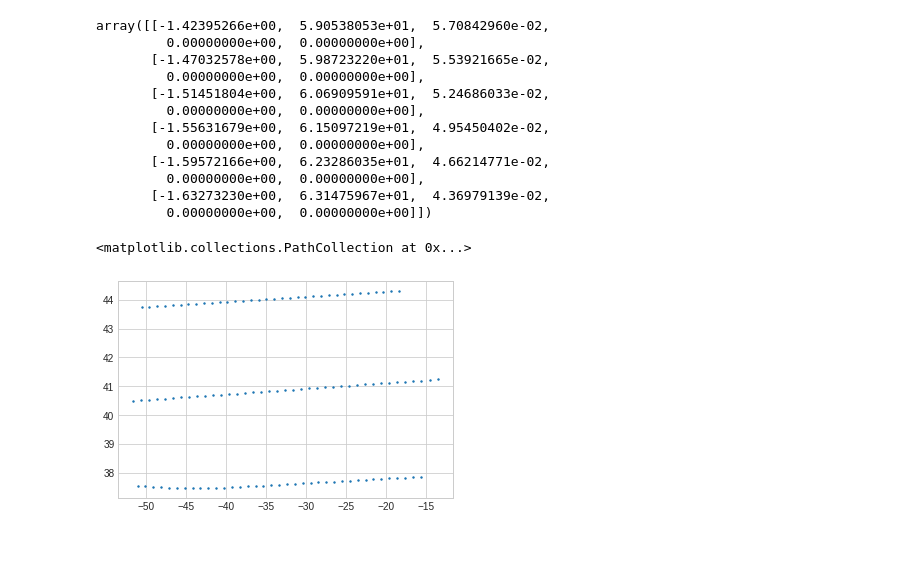
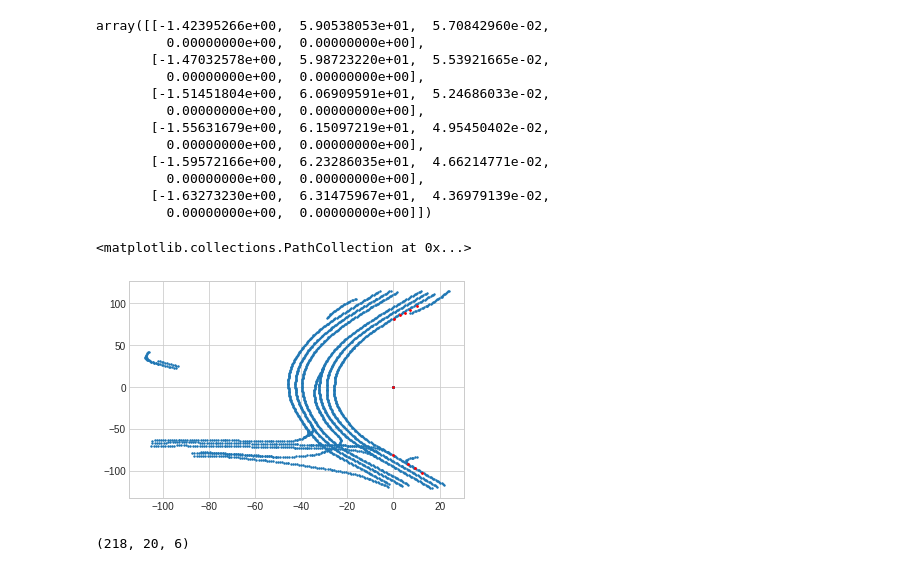
Before and after one commit to tudelft-iv-students/offline-tracking-with-object-permanence, a Jupyter notebook: test.ipynb, the cells around one changed output. Cells and saved outputs as stored; diff of their text form; code cells hidden in the pictures.

```diff
--- a/test.ipynb
+++ b/test.ipynb
@@ -96,8 +76,8 @@ from nuscenes.prediction.input_representation.agents import AgentBoxesWithFadedH
 from nuscenes.prediction.input_representation.interface import InputRepresentation
 from nuscenes.prediction.input_representation.combinators import Rasterizer
 import train_eval.utils as u
-self=visualizer
-index_list = self.get_vis_idcs_nuscenes()
+# self=visualizer
+# index_list = self.get_vis_idcs_nuscenes()
 # %%
 checkpoint = torch.load("output/test_home_original_10/checkpoints/12.tar",map_location='cuda:0')
 self.model.load_state_dict(checkpoint['model_state_dict'])
@@ -198,0 +248,22 @@ for i,data in enumerate(trainer.tr_dl):
+# %%
+from nuscenes.prediction.input_representation.static_layers import correct_yaw
+from pyquaternion import Quaternion
+from nuscenes.eval.common.utils import quaternion_yaw
+from numpy import linalg as LA
+sample_annotation = helper.get_sample_annotation(instance_token, sample_token)
+map_name = helper.get_map_name_from_sample_token(sample_token)
+
+x, y = sample_annotation['translation'][:2]
+yaw = quaternion_yaw(Quaternion(sample_annotation['rotation']))
+yaw_corrected = correct_yaw(yaw)
+global_pose=(x,y,yaw_corrected)
+if 'origin' in data_test:
+    origin=(data_test['origin'][0][sample_id].item(),data_test['origin'][1][sample_id].item(),data_test['origin'][2][sample_id].item())
+else:
+    coords_fut,global_yaw_fut,time_fut = helper.get_future_for_agent(instance_token, sample_token, seconds=2+prediction_horizon, in_agent_frame=False,add_yaw_and_time=True)
+
+    sep_idx= np.searchsorted(time_fut, (prediction_horizon-0.001).item())
+    origin_fut=coords_fut[sep_idx][0],coords_fut[sep_idx][1],correct_yaw(quaternion_yaw(Quaternion(global_yaw_fut[sep_idx])))
+    origin=tuple((np.asarray(global_pose)+np.asarray(origin_fut))/2)
+
+dist=LA.norm(future[0,:2].cpu(),ord=2)
@@ -1740,7 +2044,7 @@ Done reverse indexing in 0.1 seconds.
 # %%
 from datasets.nuScenes.prediction import PredictHelper_occ
 helper=PredictHelper_occ(nusc)
-graph_extractor=NuScenesGraphs_OCC('extract_data','/home/stanliu/code/pgp/PGP/preprocess_graph',cfg['train_set_args'],helper)
+graph_extractor=NuScenesGraphs_OCC('extract_data','preprocess_graph_mini_test',cfg['train_set_args'],helper)
 # %%
 self=graph_extractor
 future_lengths=[]
@@ -1878,2 +2161,0 @@ graph_extractor.compute_stats(idx)
-# %%
-graph_extractor.max_nodes=105
@@ -1949,15 +2237,26 @@ array([[-1.42395266e+00,  5.90538053e+01,  5.70842960e-02,
          0.00000000e+00,  0.00000000e+00]])
 # %%
 import numpy as np
+batch=0
 prev_feat=np.empty([0,6])
-for idx in [3,4,7, 8, 31, 32]:
-    feat=lane_node_feats[idx]
+for idx in range(lane_node_feats.shape[1]):
+    feat=lane_node_feats[batch,idx].cpu()
     prev_feat=np.r_[prev_feat,feat]
-idx=-10
+
 import matplotlib.pyplot as plt
 x=prev_feat[:,0]
 y=prev_feat[:,1]
 plt.scatter(x,y,s=2)
+
+motion=np.array(concat[batch].cpu())
+
+x=motion[:,0]
+y=motion[:,1]
+plt.scatter(x,y,s=3,color='r')
 # %% [output]
 <matplotlib.collections.PathCollection at 0x...>
-[figure, old version]
+[figure, new version]
+# %%
+data['map_representation']['lane_node_feats'].shape
+# %% [output]
+(218, 20, 6)
```
Also changed, not shown: parts of 51 cells of this notebook, 25 other files.
